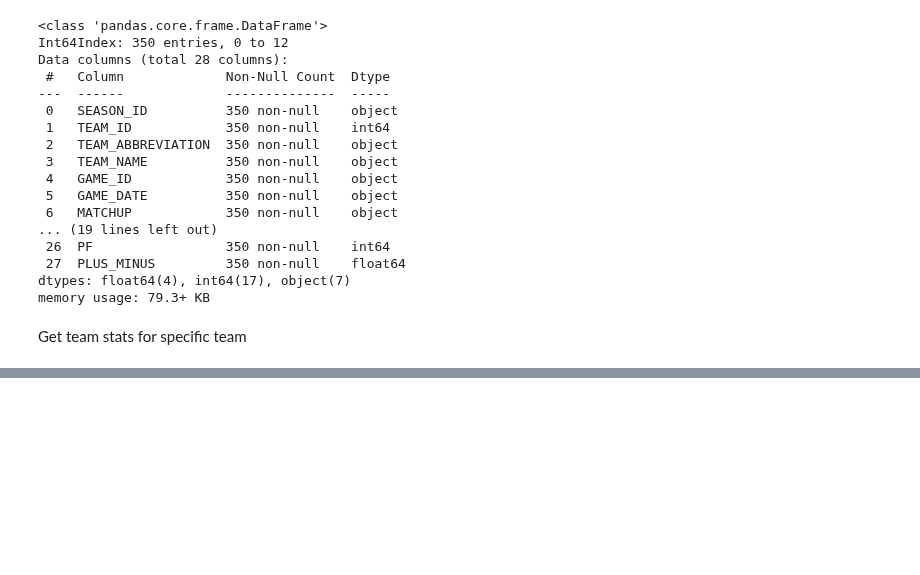
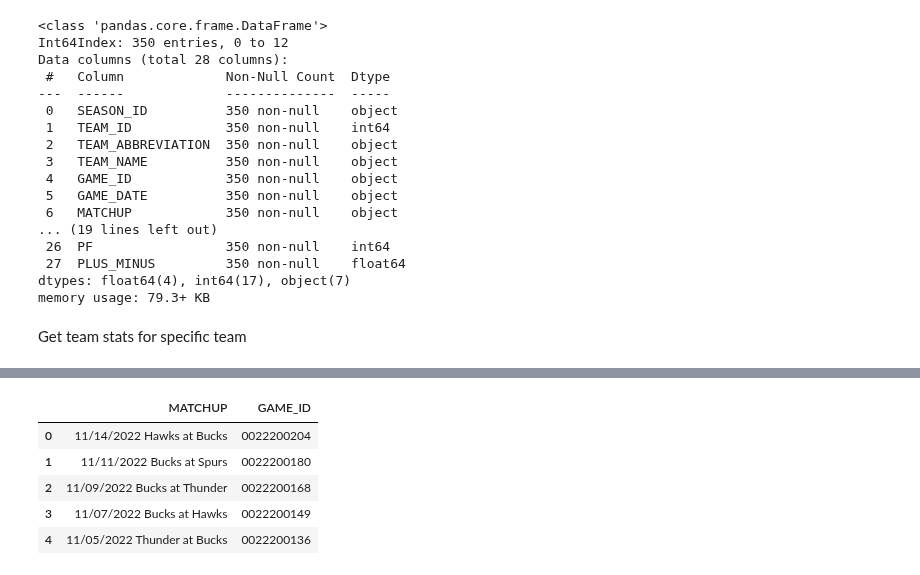
Before and after one commit to MattChinchilla/DATA_SCIENCE, a Jupyter notebook: Sports_Analytics/NBA.ipynb, the cells around one changed output, grey strips where cells are left out. Drawn from its saved outputs; the diff is of its cells as text; code cells hidden in the pictures; blank space fills up the shorter version.

```diff
--- a/Sports_Analytics/NBA.ipynb
+++ b/Sports_Analytics/NBA.ipynb
@@ -120,0 +218,13 @@ gamerotation_home = gr.get_data_frames()[1]
+# %%
+from nba_api.stats.endpoints import cumestatsteamgames
+
+call = cumestatsteamgames.CumeStatsTeamGames(team_id='1610612749',season=s)
+cume_stats_team_games = call.get_data_frames()[0]
+cume_stats_team_games.head()
+# %% [output]
+|  | MATCHUP | GAME_ID |
+| 0 | 11/14/2022 Hawks at Bucks | 0022200204 |
+| 1 | 11/11/2022 Bucks at Spurs | 0022200180 |
+| 2 | 11/09/2022 Bucks at Thunder | 0022200168 |
+| 3 | 11/07/2022 Bucks at Hawks | 0022200149 |
+| 4 | 11/05/2022 Thunder at Bucks | 0022200136 |
```
Also changed, not shown: parts of 11 cells of this notebook.
